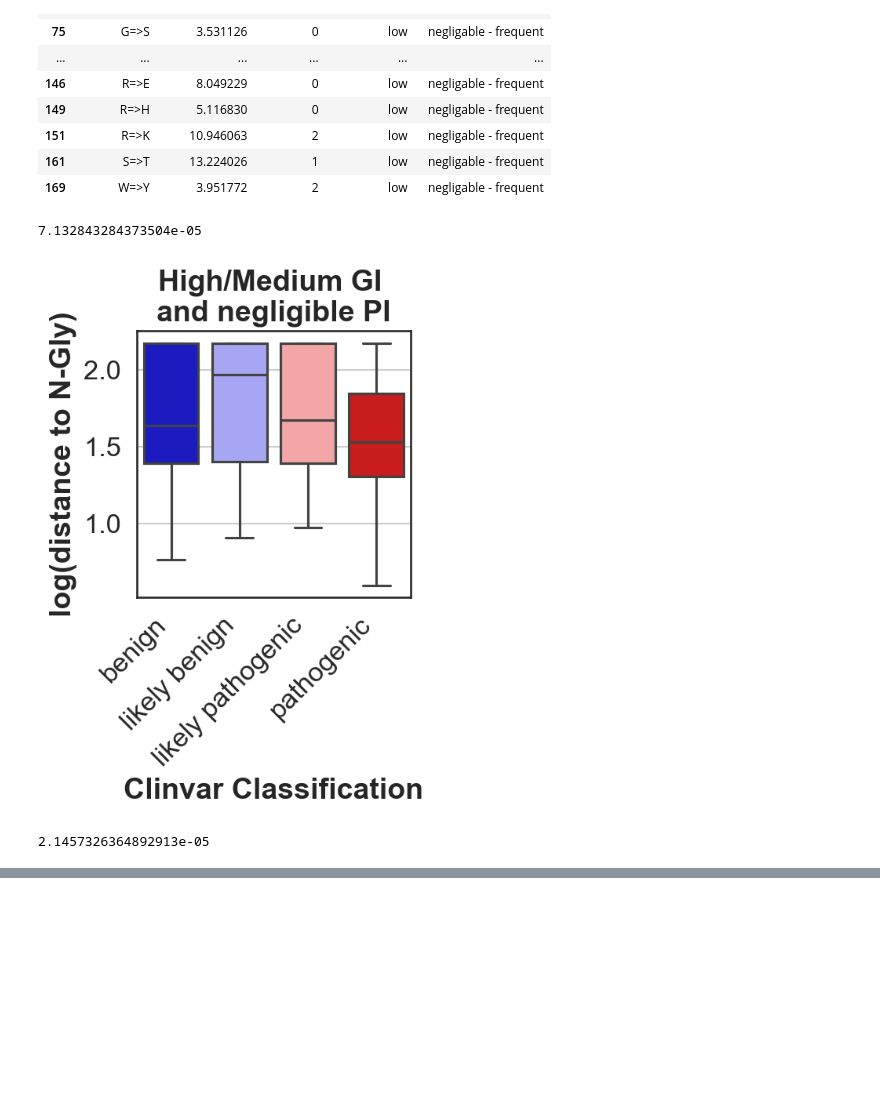
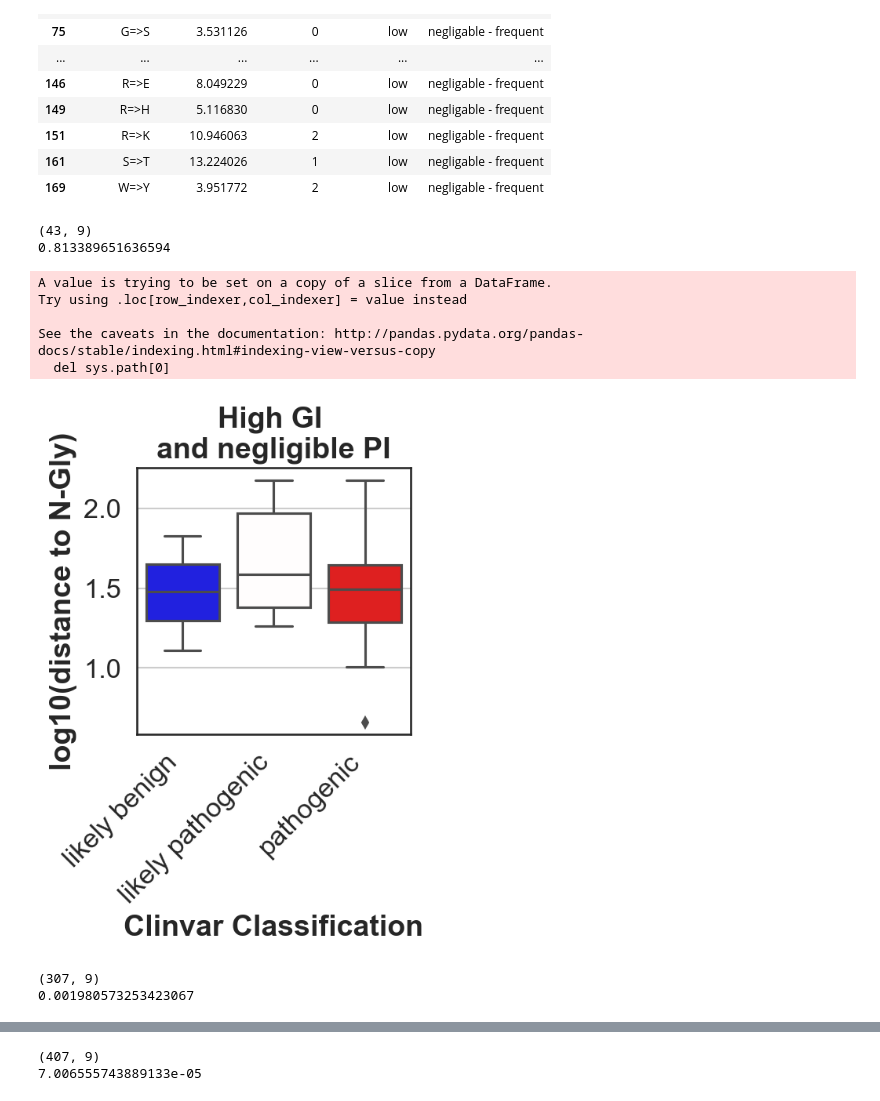
Before and after one commit to danielanach/glyco-clinvar, a Jupyter notebook: code/06_path_vs_benign_continuous.ipynb, the cells around one changed output, grey strips where cells are left out. Cells and saved outputs as stored; diff of their text form; code cells hidden in the pictures; blank space fills up the shorter version.

```diff
--- a/code/06_path_vs_benign_continuous.ipynb
+++ b/code/06_path_vs_benign_continuous.ipynb
@@ -111,3 +111,6 @@ for ac in df['aa_change'].unique():
 ## Looking on a per class basis
 # %%
 aa_class = pd.read_csv('../data/glyco_protein_impact_within_6.csv')
+# %%
+high_med_glyco_neg_prot = aa_class[aa_class['glyco_impact'].isin(['high','medium']) & (aa_class['proteinStruct_impact'] == 'negligable - frequent')]
+high_med_glyco_neg_prot
@@ -114,5 +136,5 @@ aa_class = pd.read_csv('../data/glyco_protein_impact_within_6.csv')
 # %%
-high_glyco_neg_prot = aa_class[aa_class['glyco_impact'].isin(['high','medium']) & (aa_class['proteinStruct_impact'] == 'negligable - frequent')]
+high_glyco_neg_prot = aa_class[aa_class['glyco_impact'].isin(['high']) & (aa_class['proteinStruct_impact'] == 'negligable - frequent')]
 high_glyco_neg_prot
 # %% [output]
 |  | substitution | glyco_distance | Blosum64 | glyco_impact | proteinStruct_impact |
@@ -155,36 +166,46 @@ low_glyco_neg_prot
 | 161 | S=>T | 13.224026 | 1 | low | negligable - frequent |
 | 169 | W=>Y | 3.951772 | 2 | low | negligable - frequent |
 # %%
-classifications = [(high_glyco_neg_prot,'High/Medium GI \nand negligible PI'),
+classifications = [(high_glyco_neg_prot,'High GI \nand negligible PI'),
+                   (high_med_glyco_neg_prot,'High/Medium GI \nand negligible PI'),
                    (low_glyco_neg_prot,'Low GI \nand negligible PI')]
+
+lst_ = []
 
 for aa_classes in classifications:
 
     aa_class,label = aa_classes
 
-    aas = aa_class['substitution']
+    aas = aa_class['substitution'].to_list()
     aa_df = df[df['aa_change'].isin(aas)]
-
-    if aa_df.shape[0] < 3 or len(aa_df['clinvar_path'].unique()) < 2:
-        continue
+    aa_df['GI_PI_type'] = label
+    lst_.append(aa_df)
 
     formula = 'clinvar_path_val ~ distance_to_feature'
 
     model = smf.ols(formula=formula, data=aa_df).fit()
     p = model.pvalues['distance_to_feature']
+    print(aa_df.shape)
     print(p)
     plt.figure(dpi=150,figsize=(3,3))
     sns.boxplot(x='clinvar_path',
                     y='log_distance',
                     data=aa_df,
                     palette='seismic',)
 
     plt.title(label,fontweight='bold')
     plt.xlabel('Clinvar Classification',fontweight='bold')
     plt.xticks(rotation='45',ha='right')
-    plt.ylabel('log(distance to N-Gly)',fontweight='bold')
+    plt.ylabel('log10(distance to N-Gly)',fontweight='bold')
     plt.show()
 # %% [output]
-7.132843284373504e-05
+(43, 9)
+0.813389651636594
+A value is trying to be set on a copy of a slice from a DataFrame.
+Try using .loc[row_indexer,col_indexer] = value instead
+
+See the caveats in the documentation: http://pandas.pydata.org/pandas-docs/stable/indexing.html#indexing-view-versus-copy
+  del sys.path[0]
-[figure, old version]
+[figure, new version]
-2.1457326364892913e-05
+(307, 9)
+0.001980573253423067
@@ -191,0 +213,2 @@ for aa_classes in classifications:
+(407, 9)
+7.006555743889133e-05
```
Also changed, not shown: parts of 16 cells of this notebook, 4 other files.
